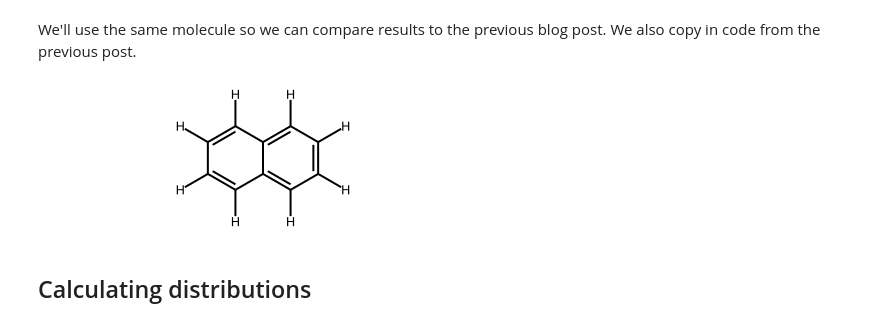
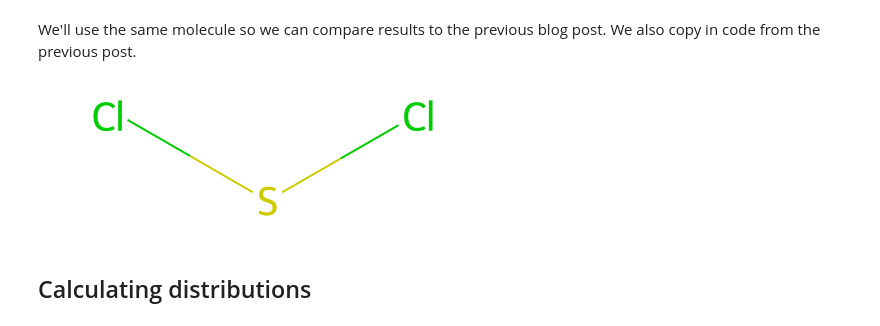
Before and after one commit to bertiewooster/bertiewooster.github.io, a Jupyter notebook: _notebooks/Mass_spectrometry_molecular_isotopic_distribution_2.ipynb, the cells around one changed output. Drawn from its saved outputs; the diff is of its cells as text; code cells hidden in the pictures.

```diff
--- a/_notebooks/Mass_spectrometry_molecular_isotopic_distribution_2.ipynb
+++ b/_notebooks/Mass_spectrometry_molecular_isotopic_distribution_2.ipynb
@@ -32,13 +32,11 @@ import latexify
 We'll use the same molecule so we can compare results to the previous blog post. We also copy in code from the previous post.
 # %%
 sml = "ClSCl"
-# sml = "[S]"
-# sml = "[S][S][S]"
-sml = "c1c2ccccc2ccc1"
+# sml = "c1c2ccccc2ccc1"
 mol = Chem.AddHs(Chem.MolFromSmiles(sml))
 mol
 # %% [output]
-[figure, old version]
+[figure, new version]
 # %%
 class MolecularIsotope():
   """Store a molecule's isotopic properties."""
```
Also changed, not shown: parts of 17 cells of this notebook, 1 other file.
